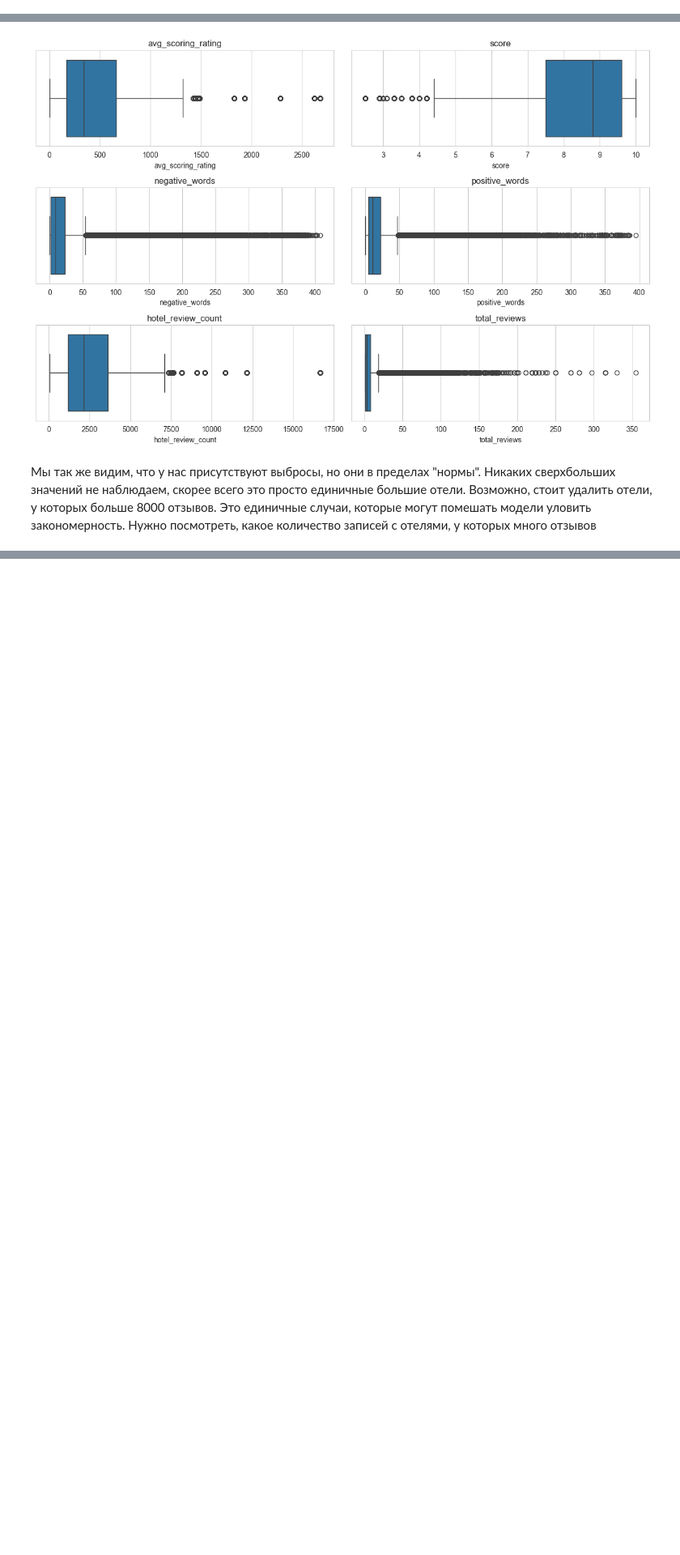
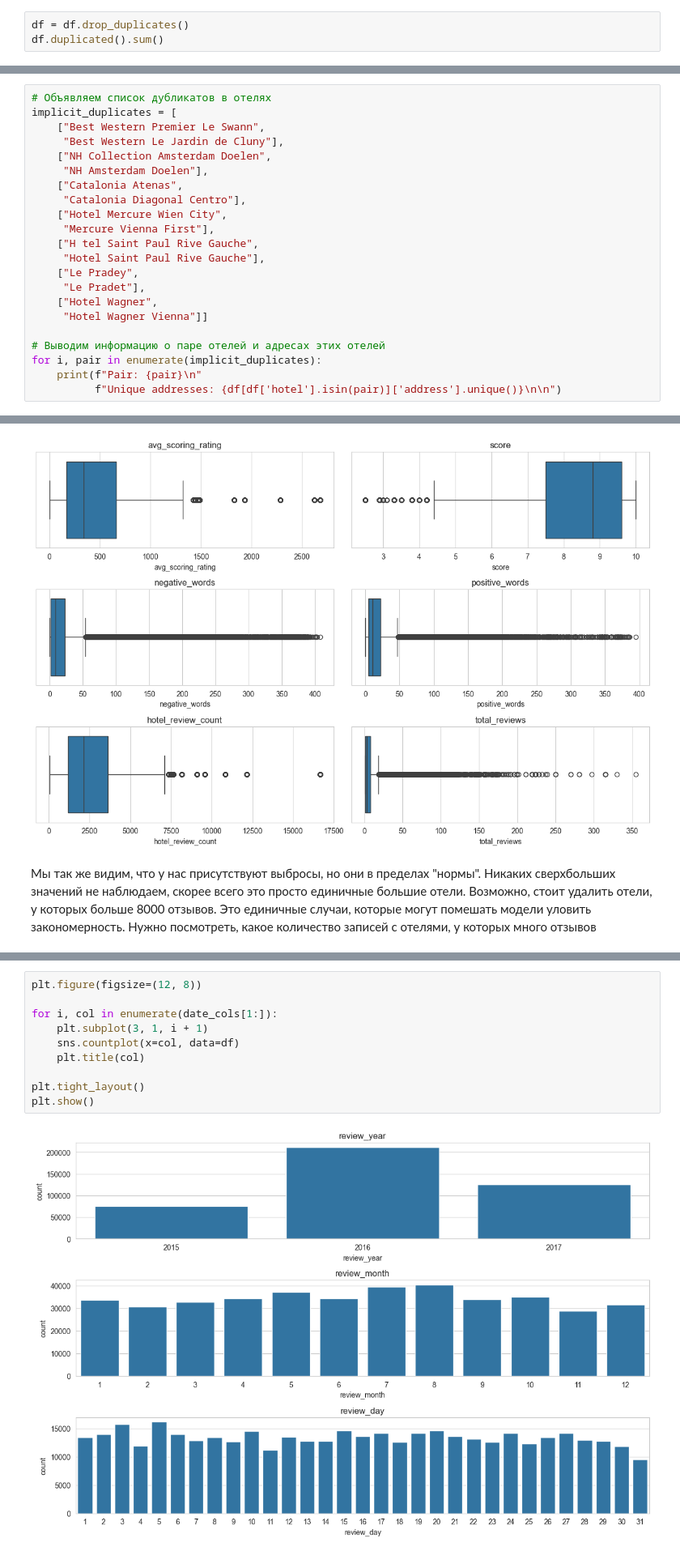
Before and after one commit to Moncervers/hotel_review_score_prediction, a Jupyter notebook: score_prediction.ipynb, the cells around one changed output, grey strips where cells are left out. Shown at 81% size. Cells and saved outputs as stored; diff of their text form; blank space fills up the shorter version.

Commit message:
Finished data preprocessing

```diff
--- a/score_prediction.ipynb
+++ b/score_prediction.ipynb
@@ -237,0 +299,3 @@ date_cols = ['days_since_review', 'review_year', 'review_month', 'review_day']
+# %%
+df = df.drop_duplicates()
+df.duplicated().sum()
@@ -237,0 +389,22 @@ date_cols = ['days_since_review', 'review_year', 'review_month', 'review_day']
+# %%
+# Объявляем список дубликатов в отелях
+implicit_duplicates = [
+    ["Best Western Premier Le Swann",
+     "Best Western Le Jardin de Cluny"],
+    ["NH Collection Amsterdam Doelen",
+     "NH Amsterdam Doelen"],
+    ["Catalonia Atenas",
+     "Catalonia Diagonal Centro"],
+    ["Hotel Mercure Wien City",
+     "Mercure Vienna First"],
+    ["H tel Saint Paul Rive Gauche",
+     "Hotel Saint Paul Rive Gauche"],
+    ["Le Pradey",
+     "Le Pradet"],
+    ["Hotel Wagner",
+     "Hotel Wagner Vienna"]]
+
+# Выводим информацию о паре отелей и адресах этих отелей
+for i, pair in enumerate(implicit_duplicates):
+    print(f"Pair: {pair}\n"
+          f"Unique addresses: {df[df['hotel'].isin(pair)]['address'].unique()}\n\n")
@@ -267,0 +560,12 @@ plt.show()
+# %%
+plt.figure(figsize=(12, 8))
+
+for i, col in enumerate(date_cols[1:]):
+    plt.subplot(3, 1, i + 1)
+    sns.countplot(x=col, data=df)
+    plt.title(col)
+
+plt.tight_layout()
+plt.show()
+# %% [output]
+[figure, added]
```
Also changed, not shown: parts of 32 cells of this notebook.
